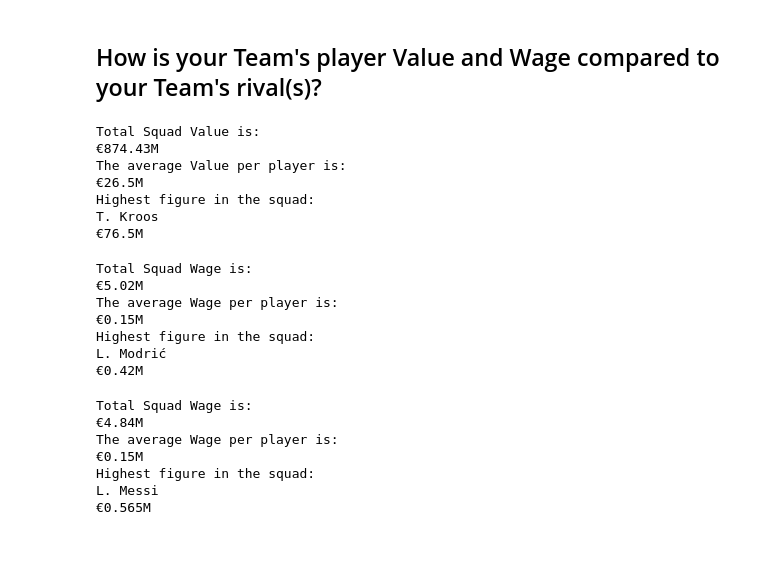
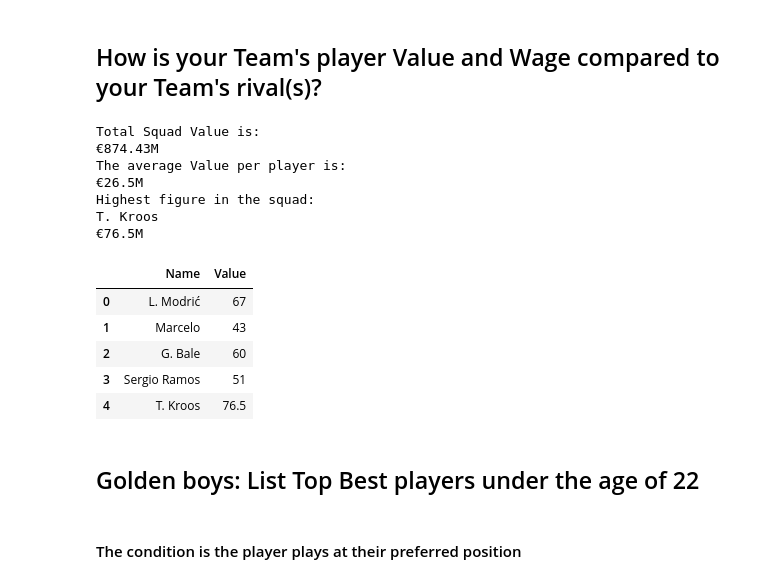
Before and after one commit to dqa611/Football-Analysis, a Jupyter notebook: Football Analysis.ipynb, the cells around one changed output. Drawn from its saved outputs; the diff is of its cells as text; code cells hidden in the pictures; blank space fills up the shorter version.

```diff
--- a/Football Analysis.ipynb
+++ b/Football Analysis.ipynb
@@ -239,33 +243,24 @@ def squad_value(team, value_or_wage):
     print('Highest figure in the squad:')
     print(squad_value.iloc[squad_value[value_or_wage].astype(float).idxmax()][0])
     print('€'+str(squad_value.iloc[squad_value[value_or_wage].astype(float).idxmax()][1])+'M')
+    return squad_value
 # %%
-squad_value('Real Madrid', 'Value')
+squad_value('Real Madrid', 'Value').head(5)
 # %% [output]
 Total Squad Value is:
 €874.43M
 The average Value per player is:
 €26.5M
 Highest figure in the squad:
 T. Kroos
 €76.5M
+|  | Name | Value |
+| 0 | L. Modrić | 67 |
+| 1 | Marcelo | 43 |
+| 2 | G. Bale | 60 |
+| 3 | Sergio Ramos | 51 |
+| 4 | T. Kroos | 76.5 |
-# %%
-squad_value('Real Madrid', 'Wage')
-# %% [output]
-Total Squad Wage is:
-€5.02M
-The average Wage per player is:
-€0.15M
-Highest figure in the squad:
-L. Modrić
-€0.42M
-# %%
-squad_value('FC Barcelona', 'Wage')
-# %% [output]
-Total Squad Wage is:
-€4.84M
-The average Wage per player is:
-€0.15M
-Highest figure in the squad:
-L. Messi
-€0.565M
+# %% [markdown]
+## Golden boys: List Top Best players under the age of 22
+# %% [markdown]
+#### The condition is the player plays at their preferred position
```
Also changed, not shown: parts of 8 cells of this notebook.
